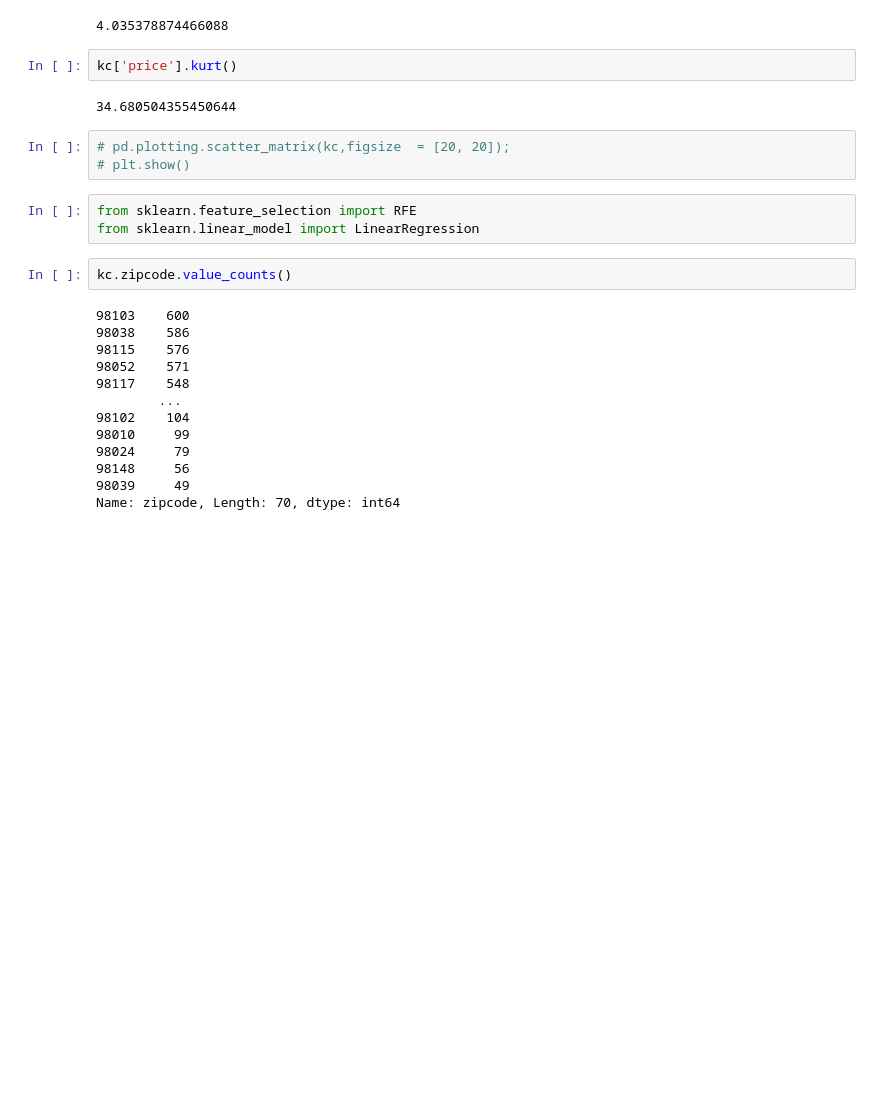
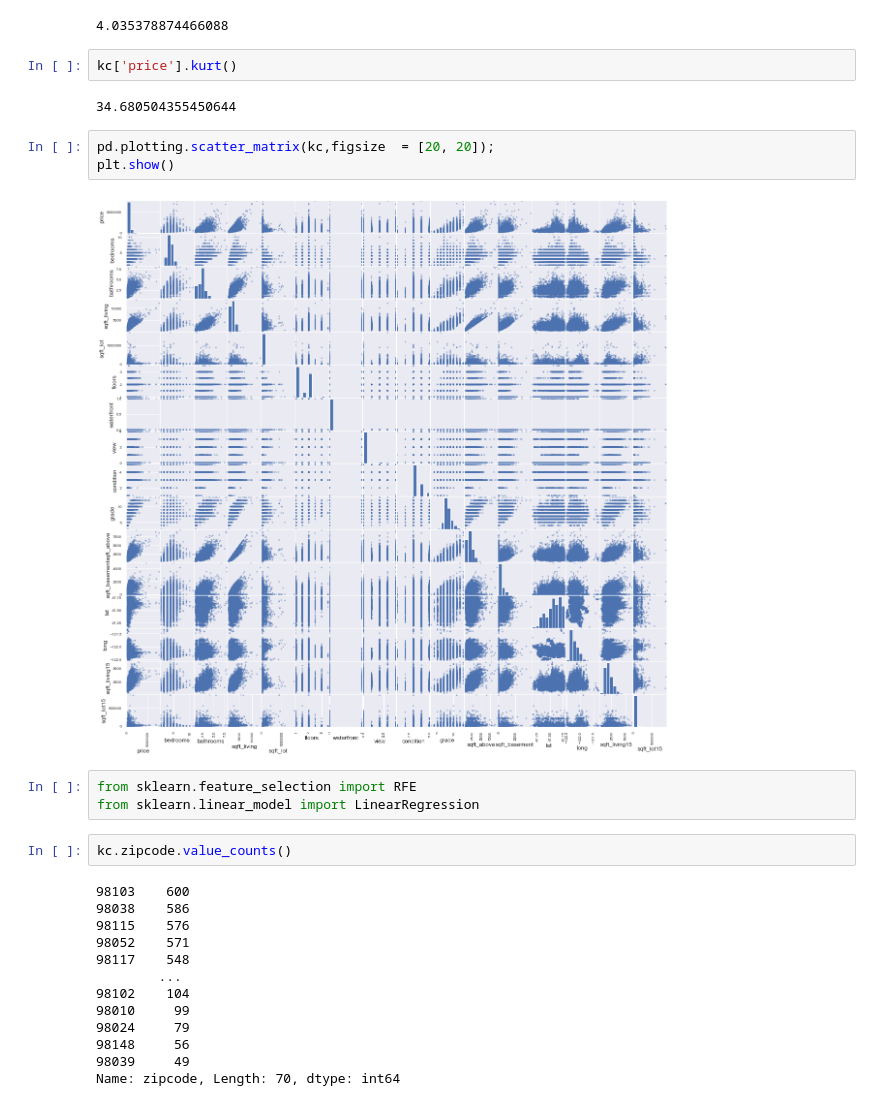
Before and after one commit to aghilissen/KayCee, a Jupyter notebook: Joe_Workbook.ipynb, the cells around one changed output. Saved outputs shown, nothing was run; the diff lists cells and outputs as text; blank space fills up the shorter version.

```diff
--- a/Joe_Workbook.ipynb
+++ b/Joe_Workbook.ipynb
@@ -104,8 +104,10 @@ kc['price'].kurt()
 # %% [output]
 34.680504355450644
 # %%
-# pd.plotting.scatter_matrix(kc,figsize  = [20, 20]);
-# plt.show()
+pd.plotting.scatter_matrix(kc,figsize  = [20, 20]);
+plt.show()
+# %% [output]
+[figure, added]
 # %%
 from sklearn.feature_selection import RFE
 from sklearn.linear_model import LinearRegression
```
Also changed, not shown: parts of 25 cells of this notebook.
